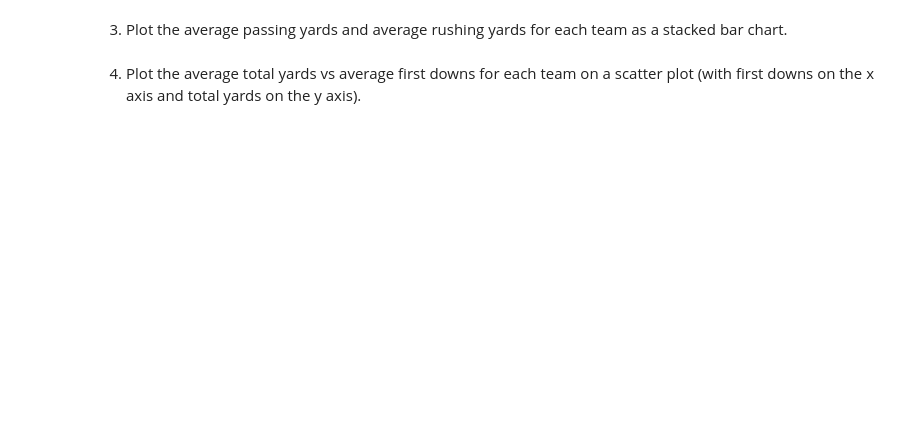
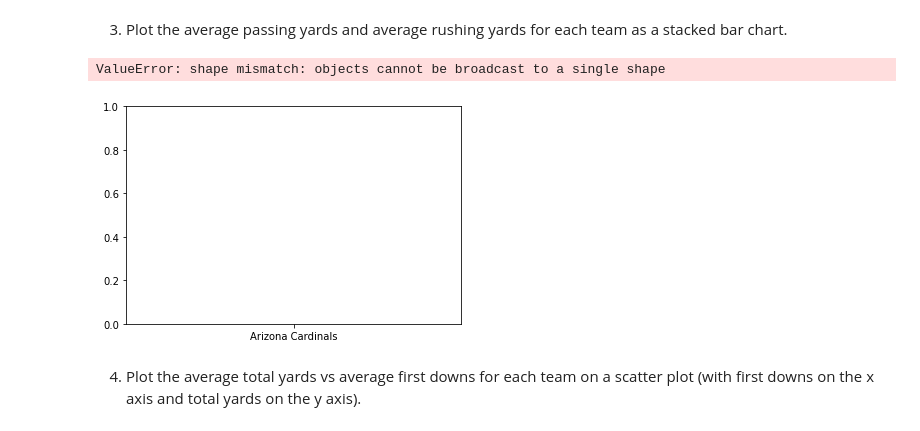
Before and after one commit to kayleeodom/cis277-fa22-Lab5, a Jupyter notebook: Lab5.ipynb, the cells around one changed output. Drawn from its saved outputs; the diff is of its cells as text; code cells hidden in the pictures; blank space fills up the shorter version.

```diff
--- a/Lab5.ipynb
+++ b/Lab5.ipynb
@@ -77,4 +103,23 @@ AttributeError: 'DataFrame' object has no attribute 'name'
 # %% [markdown]
 3. Plot the average passing yards and average rushing yards for each team as a stacked bar chart.
+# %%
+from tokenize import Name
+
+
+rush_pass = nfl_team.groupby("Name")[['rushing_yards','passing_yards']].agg('mean')
+rush_pass
+
+plt.bar(rush_pass.index, rush_pass)
+plt.title("Average Passing and rushing yards")
+plt.xlabel("Teams")
+plt.ylabel("# of yards")
+plt.show()
+#bar = rush.plot.bar(x='Name', stacked=True, color=['Blue', 'Red'], figsize=(8,6))
+#bar.set_title('The average passing and rushing yards', fontsize=18)
+#bar.set_ylim(0, 600)
+#bar.set_xticklabels([nfl_team.Name], rotation=0)
+# %% [output]
+ValueError: shape mismatch: objects cannot be broadcast to a single shape
+[figure, added]
 # %% [markdown]
 4. Plot the average total yards vs average first downs for each team on a scatter plot (with first downs on the x axis and total yards on the y axis).
```
Also changed, not shown: parts of 8 cells of this notebook, 3 other files.
